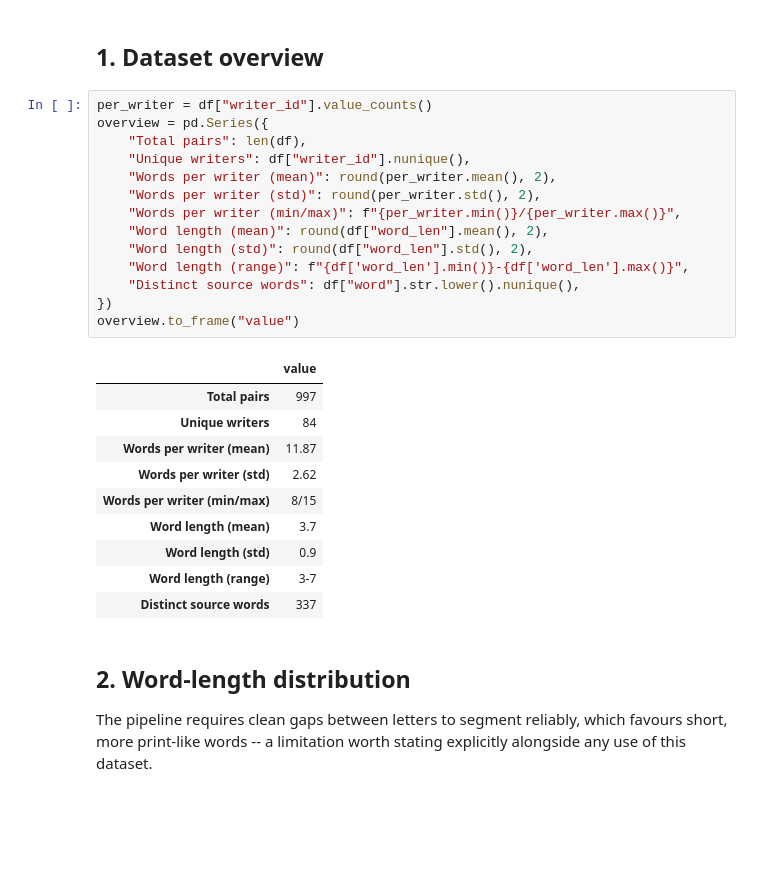
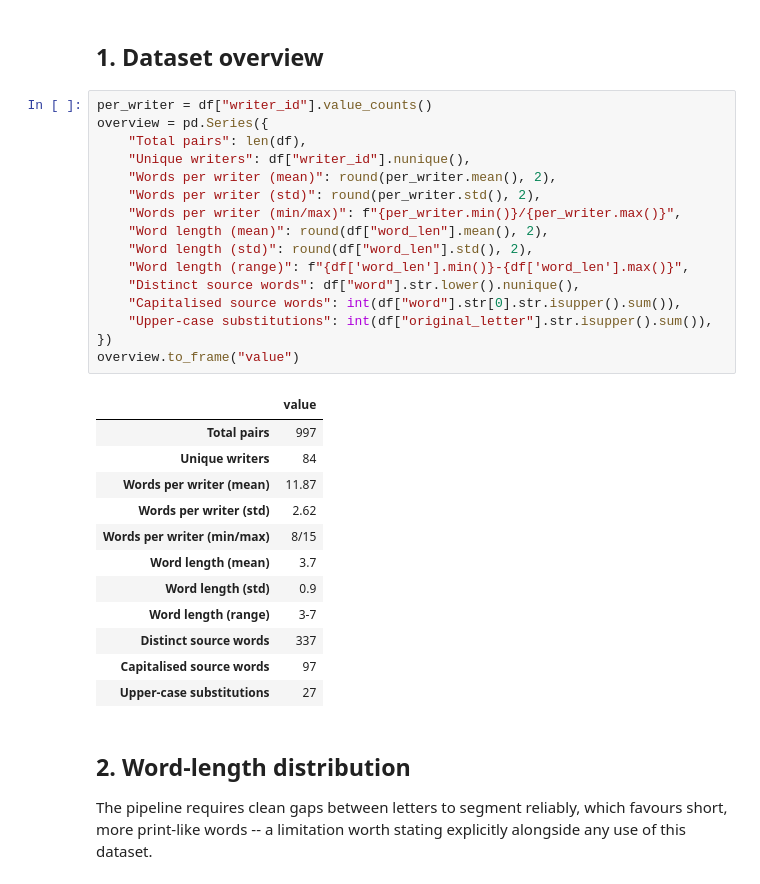
Before and after one commit to xiptos/htr_error_dataset, a Jupyter notebook: eda.ipynb, the cells around one changed output. Cells and saved outputs as stored; diff of their text form; blank space fills up the shorter version.

```diff
--- a/eda.ipynb
+++ b/eda.ipynb
@@ -54,28 +56,32 @@ OK: every pair differs in exactly one character
 # %%
 per_writer = df["writer_id"].value_counts()
 overview = pd.Series({
     "Total pairs": len(df),
     "Unique writers": df["writer_id"].nunique(),
     "Words per writer (mean)": round(per_writer.mean(), 2),
     "Words per writer (std)": round(per_writer.std(), 2),
     "Words per writer (min/max)": f"{per_writer.min()}/{per_writer.max()}",
     "Word length (mean)": round(df["word_len"].mean(), 2),
     "Word length (std)": round(df["word_len"].std(), 2),
     "Word length (range)": f"{df['word_len'].min()}-{df['word_len'].max()}",
     "Distinct source words": df["word"].str.lower().nunique(),
+    "Capitalised source words": int(df["word"].str[0].str.isupper().sum()),
+    "Upper-case substitutions": int(df["original_letter"].str.isupper().sum()),
 })
 overview.to_frame("value")
 # %% [output]
 |  | value |
 | Total pairs | 997 |
 | Unique writers | 84 |
 | Words per writer (mean) | 11.87 |
 | Words per writer (std) | 2.62 |
 | Words per writer (min/max) | 8/15 |
 | Word length (mean) | 3.7 |
 | Word length (std) | 0.9 |
 | Word length (range) | 3-7 |
 | Distinct source words | 337 |
+| Capitalised source words | 97 |
+| Upper-case substitutions | 27 |
 # %% [markdown]
 ## 2. Word-length distribution
 
```
Also changed, not shown: parts of 14 cells of this notebook, 2 other files.
